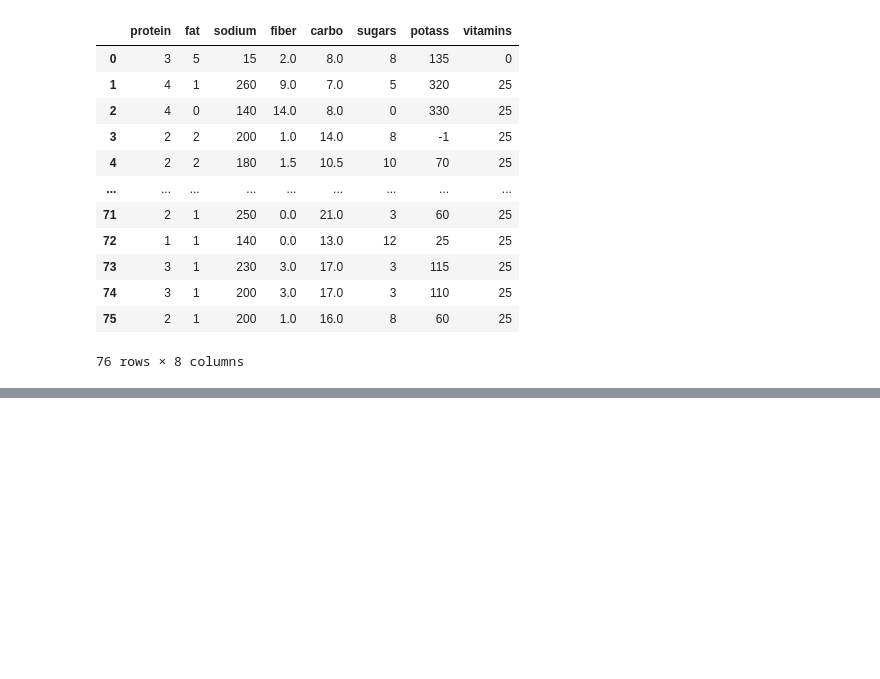
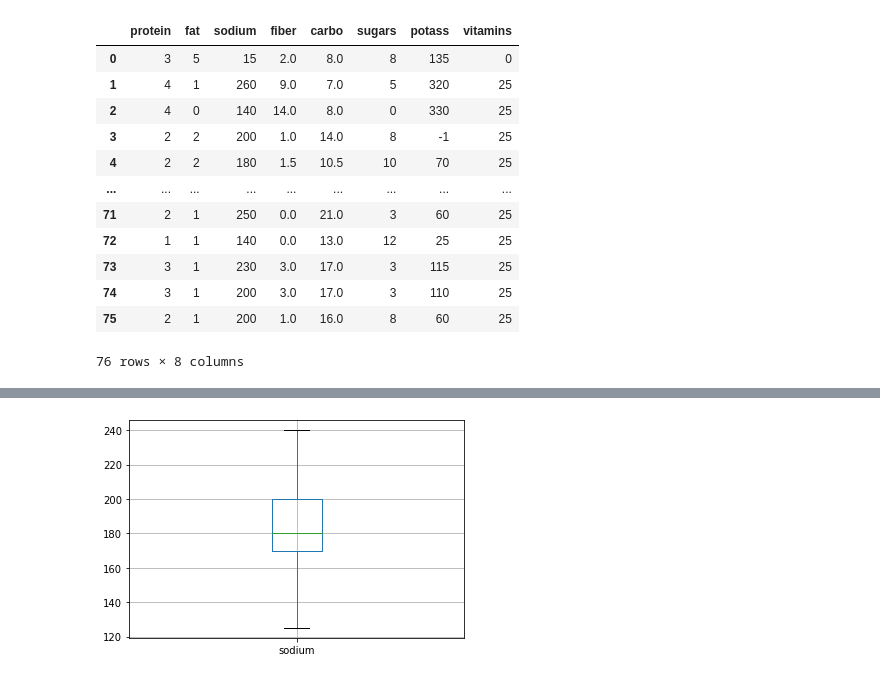
Before and after one commit to akhileshnalla123/cereals-, a Jupyter notebook: cereals.ipynb, the cells around one changed output, grey strips where cells are left out. Cells and saved outputs as stored; diff of their text form; code cells hidden in the pictures; blank space fills up the shorter version.

```diff
--- a/cereals.ipynb
+++ b/cereals.ipynb
@@ -119,0 +216,4 @@ See the caveats in the documentation: https://pandas.pydata.org/pandas-docs/stab
+# %%
+sort_df.boxplot(column='sodium', return_type='axes');
+# %% [output]
+[figure, added]
```
Also changed, not shown: parts of 16 cells of this notebook.
